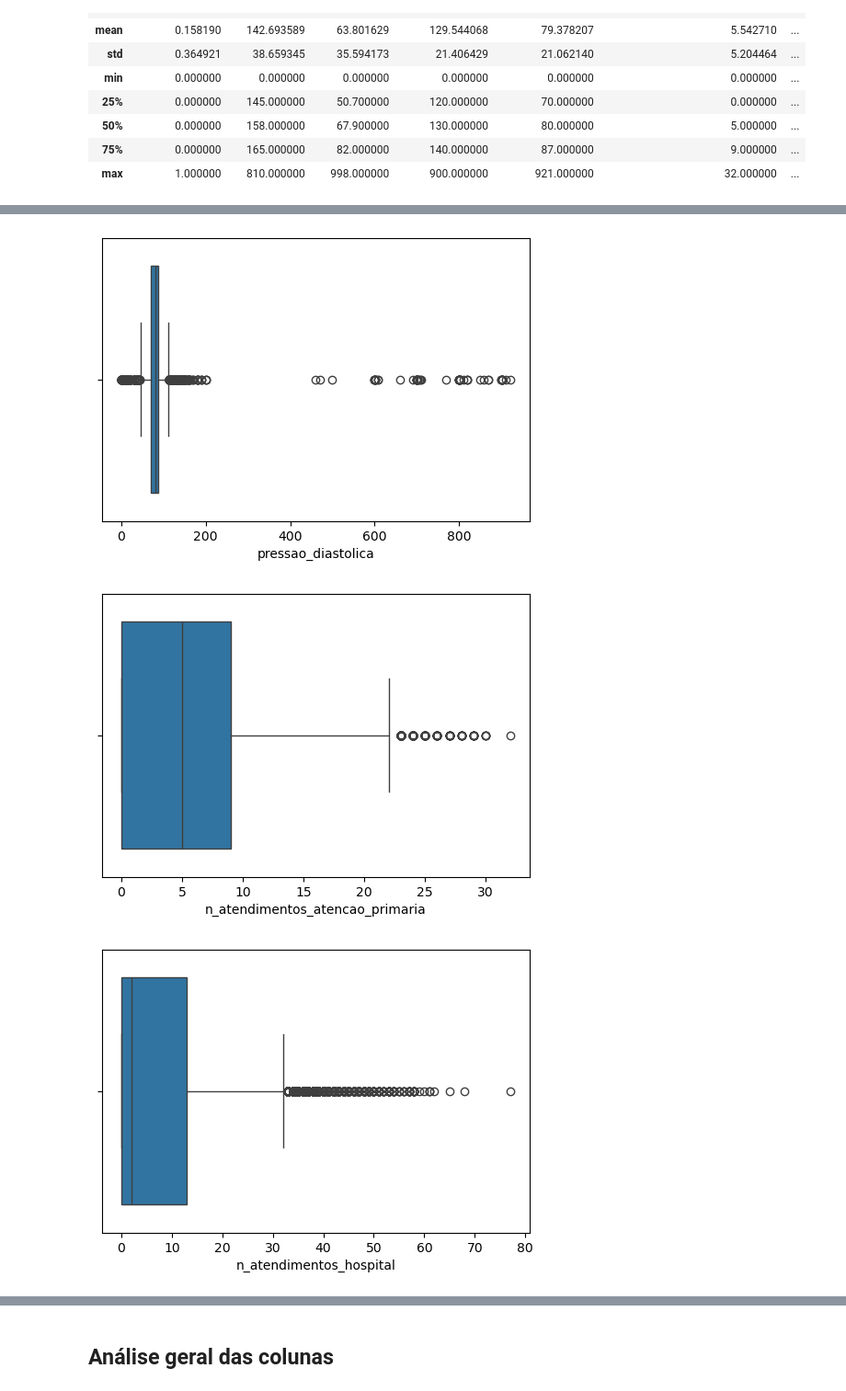
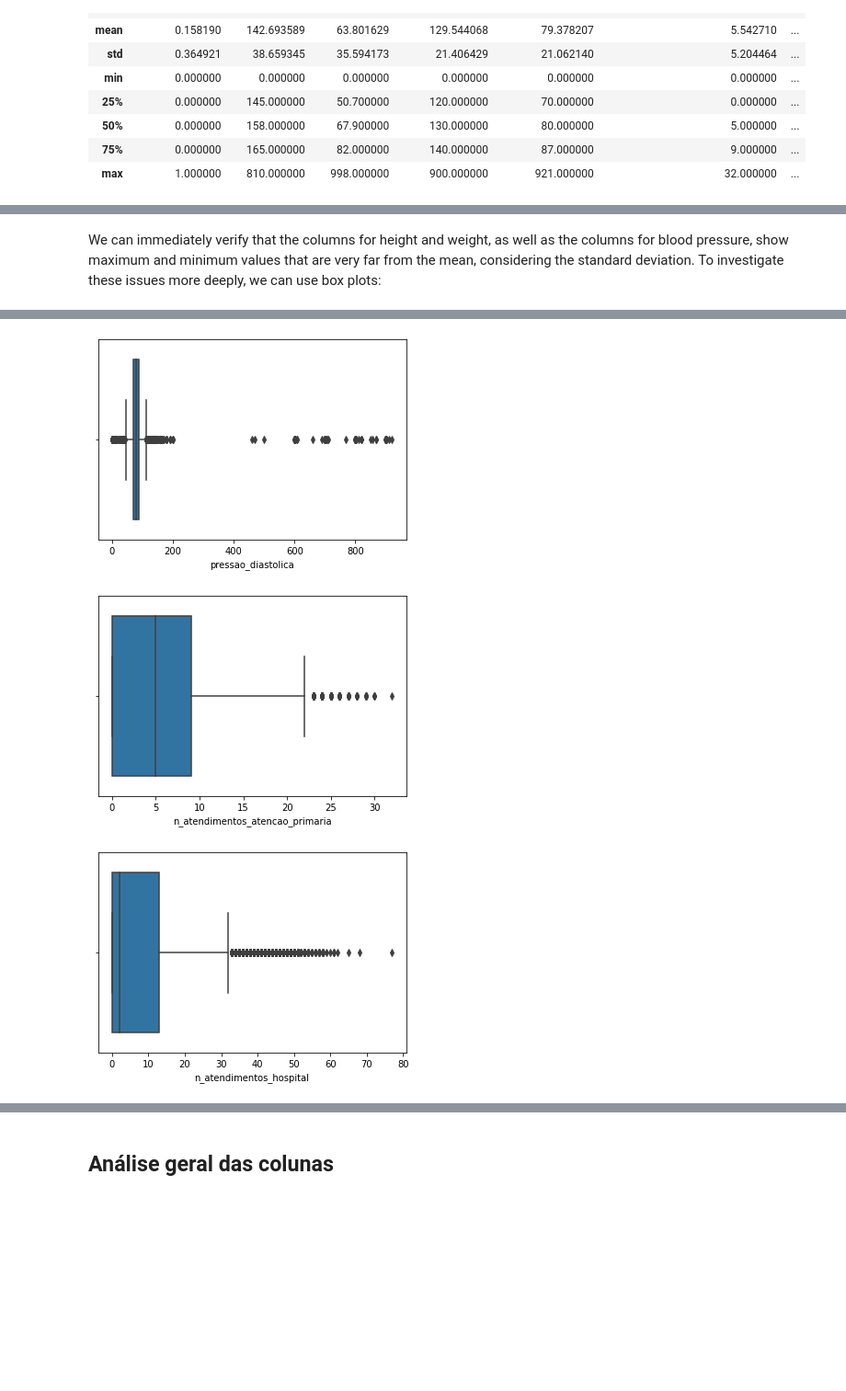
Before and after one commit to micahgcnavia/Home_Visits_Public_Health_RJ, a Jupyter notebook: exploring_data.ipynb, the cells around one changed output, grey strips where cells are left out. Shown: that part at 92% size. Drawn from its saved outputs; the diff is of its cells as text; code cells hidden in the pictures; blank space fills up the shorter version.

```diff
--- a/exploring_data.ipynb
+++ b/exploring_data.ipynb
@@ -184,6 +174,6 @@ Index(['id_paciente', 'sexo', 'obito', 'bairro', 'raca_cor', 'ocupacao',
 # %%
-quantitative_summary = data.describe()
-quantitative_columns = list(data.describe().columns)
+quantitative_summary = df.describe()
+quantitative_columns = list(df.describe().columns)
 quantitative_summary
 # %% [output]
 |  | frequenta_escola | altura | peso | pressao_sistolica | pressao_diastolica | n_atendimentos_atencao_primaria | ... |
@@ -200,7 +188,9 @@ quantitative_summary
+# %% [markdown]
+We can immediately verify that the columns for height and weight, as well as the columns for blood pressure, show maximum and minimum values that are very far from the mean, considering the standard deviation. To investigate these issues more deeply, we can use box plots:
 # %%
-for col in quantitative_columns[1:]: # excluindo a coluna frequenta_escola pois só existem valores 0 ou 1.
+for col in quantitative_columns[1:]: # excluding the column 'frequenta_escola' because it is a flag (0 or 1 values).
 
     fig, ax = plt.subplots(figsize=(6,4), facecolor='white')
-    sns.boxplot(x=data[col])
+    sns.boxplot(x=df[col])
     plt.show()
 # %% [output]
@@ -210,3 +200,3 @@ for col in quantitative_columns[1:]: # excluindo a coluna frequenta_escola pois
-[figure, old version]
+[figure, new version]
-[figure, old version]
+[figure, new version]
-[figure, old version]
+[figure, new version]
```
Also changed, not shown: parts of 27 cells of this notebook.
